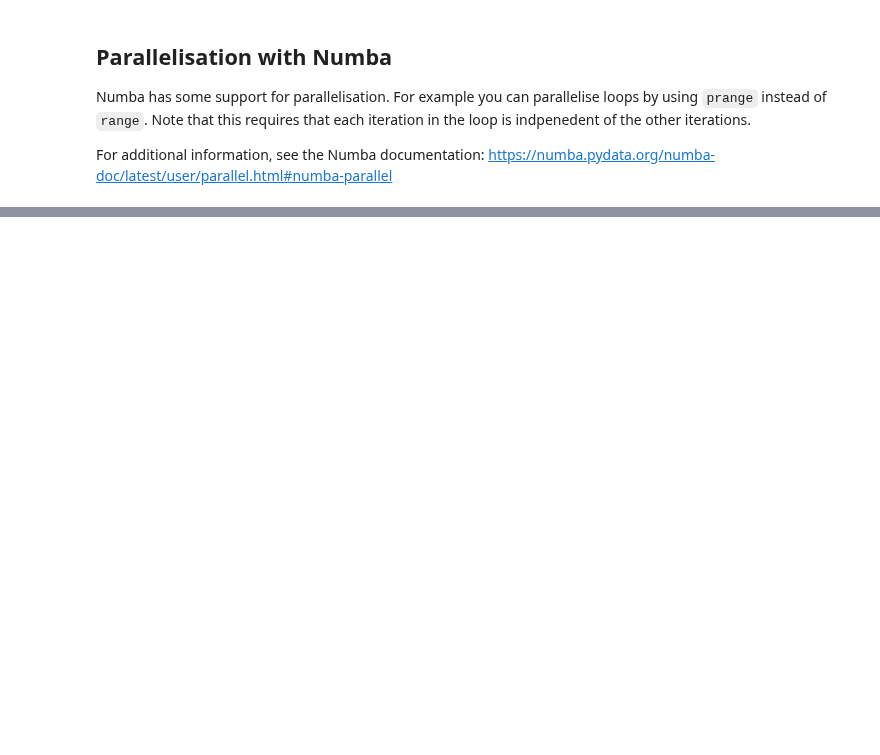
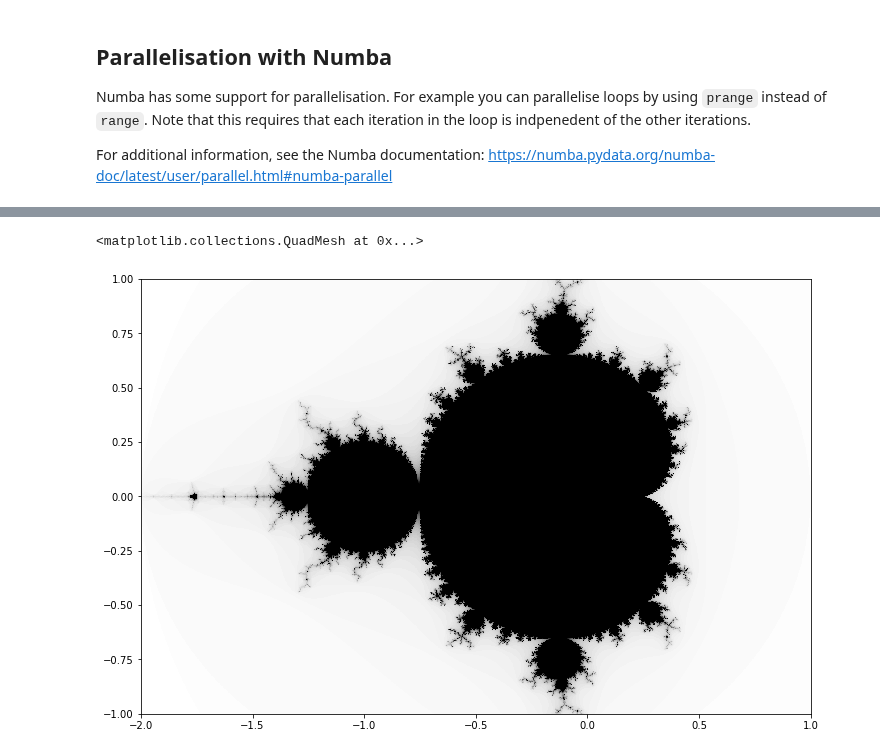
Before and after one commit to nordam/ComputationalPhysics, a Jupyter notebook: Notebooks/14 - Parallelisation.ipynb, the cells around one changed output, grey strips where cells are left out. Drawn from its saved outputs; the diff is of its cells as text; code cells hidden in the pictures; blank space fills up the shorter version.

```diff
--- a/Notebooks/14 - Parallelisation.ipynb
+++ b/Notebooks/14 - Parallelisation.ipynb
@@ -345,0 +421,37 @@ If you are sure that a CUDA driver is installed,
+# %%
+# One iterator function that can be applied to calculate both
+# the Mandelbrot and the Julia set.
+# The nopython keyword to @jit ensures that numba gives
+# an error if it cannot produce fast compiled code.
+
+# Comment out the line below, and see the difference
+@jit(nopython = True)
+def iterator(z, c, maxiter):
+    for i in range(maxiter):
+        z = z*z + c
+        if abs(z) > 2:
+            return i
+    return maxiter
+
+# Comment out the line below, and see the difference
+@jit(nopython = True)
+def mandelbrot(Nx, Ny, xmin=-2, xmax=1, ymin=-1, ymax=1, maxiter=50):
+    x = np.linspace(xmin, xmax, Nx)
+    y = np.linspace(ymin, ymax, Ny)
+    m = np.empty((Nx, Ny))
+    for i in range(Nx):
+        for j in range(Ny):
+            m[i,j] = iterator(z = 0, c = x[i] + 1j*y[j], maxiter = maxiter)
+    return x, y, m
+# %%
+Nx = 1500
+Ny = 1000
+
+tic = time()
+x, y, m = mandelbrot(Nx, Ny)
+toc = time()
+print(f'Calculating the set took {toc - tic:.5f} seconds')
+
+fig = plt.figure(figsize = (12, 8))
+plt.pcolormesh(x, y, m[:-1,:-1].T, cmap = 'Greys')
+# %% [output]
@@ -345,0 +459,2 @@ If you are sure that a CUDA driver is installed,
+<matplotlib.collections.QuadMesh at 0x...>
+[figure, added]
```
Also changed, not shown: parts of 14 cells of this notebook.
